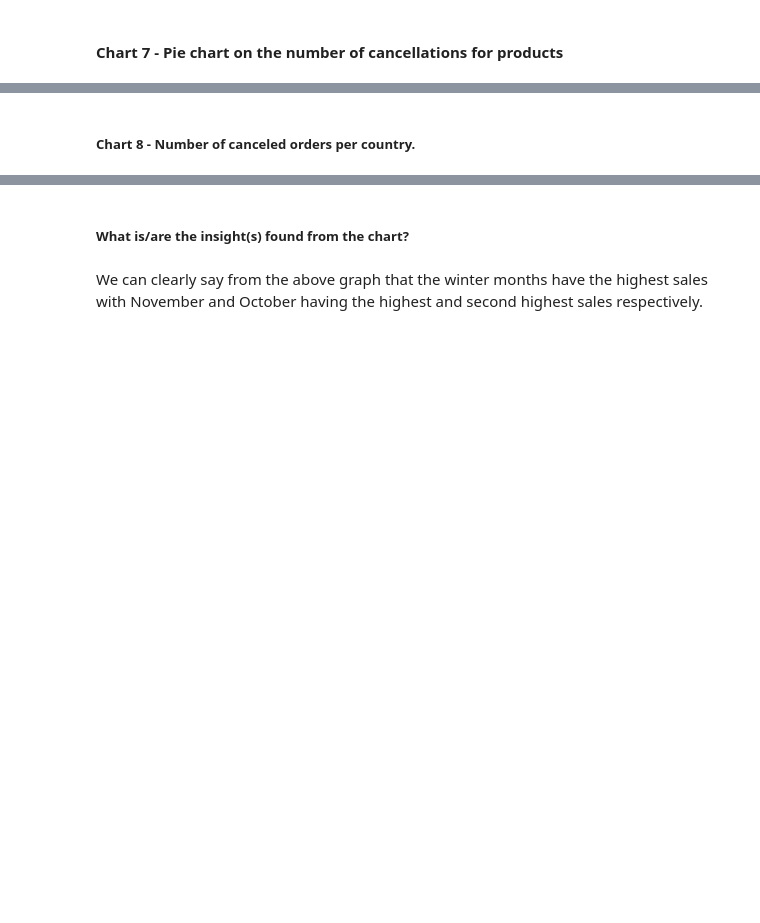
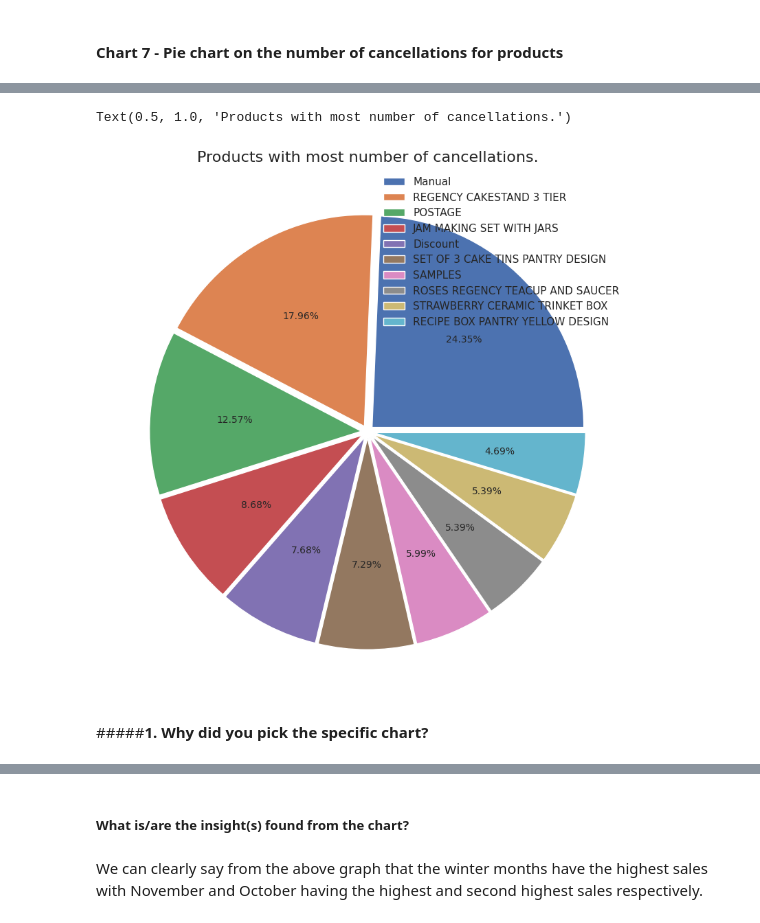
Before and after one commit to 1991Ab/Capstone-Project-4-Online-Retail-Customer-Segmentation, a Jupyter notebook: Online_Retail_Customer_Segmentation.ipynb, the cells around one changed output, grey strips where cells are left out. Cells and saved outputs as stored; diff of their text form; code cells hidden in the pictures; blank space fills up the shorter version.

```diff
--- a/Online_Retail_Customer_Segmentation.ipynb
+++ b/Online_Retail_Customer_Segmentation.ipynb
@@ -827,5 +874,5 @@ cancel_order.shape
 #### **Chart 7 - Pie chart on the number of cancellations for products**
 # %%
 #Claculating which product has the most number of cancellations.
-product_cancellation_data = cancel_order['Description'].value_counts().reset_index().head(10)
-product_cancellation_data
+item_cancellation_data = canceled_order['Description'].value_counts().reset_index().head(10)
+item_cancellation_data
@@ -832,13 +891,14 @@ product_cancellation_data
 # %%
 # Plotting the no. of cancellations for products using a pie chart.
 plt.figure(figsize=(10,10))
-labels=product_cancellation_data['index']
+labels=item_cancellation_data['index']
 
-explode=[0.03]*len(product_cancellation_data.index)
-plt.pie(product_cancellation_data['Description'],explode = explode ,autopct='%1.2f%%')
+explode=[0.03]*len(item_cancellation_data.index)
+plt.pie(item_cancellation_data['Description'],explode = explode ,autopct='%1.2f%%')
 plt.legend(labels, loc='best')
 
 # Setting the title.
-plt.title('Top 10 Products with most number of cancellations.', fontsize=16)
+plt.title('Products with most number of cancellations.', fontsize=16)
+# %% [output]
+Text(0.5, 1.0, 'Products with most number of cancellations.')
+[figure, added]
-# %% [markdown]
-##### **Chart 8 - Number of canceled orders per country.**
@@ -863,0 +905,2 @@ cancel_percentage
+# %% [markdown]
+#####**1. Why did you pick the specific chart?**
```
Also changed, not shown: parts of 47 cells of this notebook.
